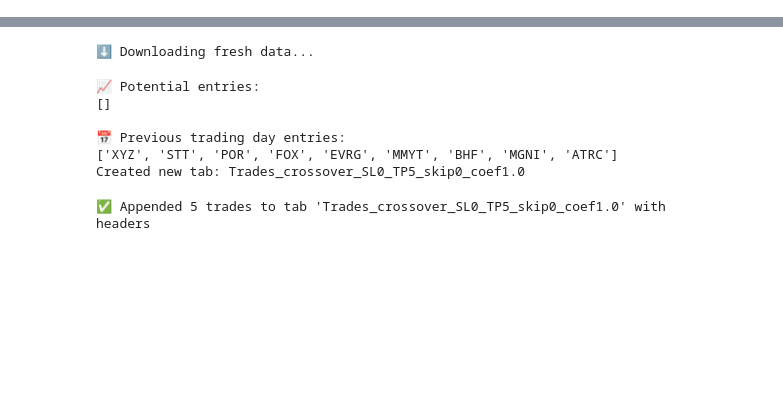
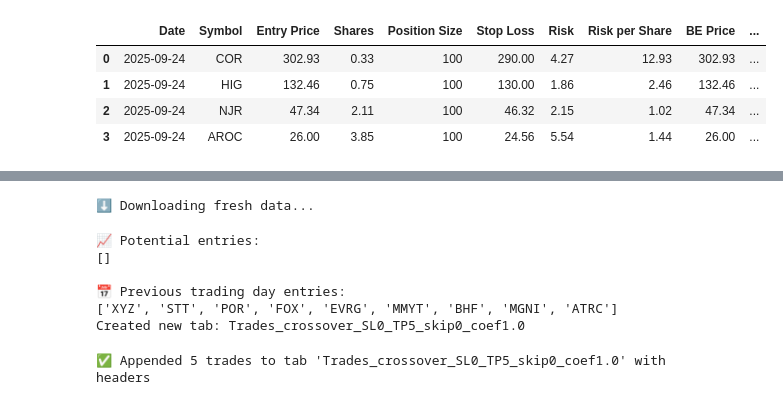
Before and after one commit to i-osipchyk/ema-crossover, a Jupyter notebook: pipelines/evalualtion_pipeline/evaluation_pipeline_dev.ipynb, the cells around one changed output, grey strips where cells are left out. Saved outputs shown, nothing was run; the diff lists cells and outputs as text; code cells hidden in the pictures; blank space fills up the shorter version.

```diff
--- a/pipelines/evalualtion_pipeline/evaluation_pipeline_dev.ipynb
+++ b/pipelines/evalualtion_pipeline/evaluation_pipeline_dev.ipynb
@@ -325,0 +57,51 @@ def write_trades_to_sheet(
+# %%
+def read_trades_from_sheet(sheet_url: str, tab_name: str = "Trades") -> pd.DataFrame:
+    """
+    Read trades from a Google Sheets tab into a pandas DataFrame.
+
+    Args:
+        sheet_url (str): Google Sheets URL.
+        tab_name (str): Name of the worksheet tab to read. Defaults to "Trades".
+
+    Returns:
+        pd.DataFrame: DataFrame containing trades.
+    """
+    # --- Authenticate ---
+    client = get_gs_client()
+
+    # --- Open spreadsheet and worksheet ---
+    spreadsheet = client.open_by_url(sheet_url)
+    try:
+        worksheet = spreadsheet.worksheet(tab_name)
+    except gspread.WorksheetNotFound:
+        raise RuntimeError(f"Worksheet '{tab_name}' not found in spreadsheet!")
+
+    # --- Get all values (first row = headers) ---
+    all_values = worksheet.get_all_values()
+    if not all_values or len(all_values) < 2:
+        print("⚠️ No trade data found.")
+        return pd.DataFrame()
+
+    headers, data = all_values[0], all_values[1:]
+
+    # --- Build DataFrame ---
+    df = pd.DataFrame(data, columns=headers)
+
+    # --- Try convert numeric columns ---
+    for col in df.columns:
+        df[col] = pd.to_numeric(df[col], errors="ignore")  # keep strings intact
+
+    # --- Try convert date column ---
+    if "Date" in df.columns:
+        df["Date"] = pd.to_datetime(df["Date"], errors="coerce")
+
+    return df
+# %%
+trades_df_read = read_trades_from_sheet(sheet_url)
+trades_df_read.head()
+# %% [output]
+|  | Date | Symbol | Entry Price | Shares | Position Size | Stop Loss | Risk | Risk per Share | BE Price | ... |
+| 0 | 2025-09-24 | COR | 302.93 | 0.33 | 100 | 290.00 | 4.27 | 12.93 | 302.93 | ... |
+| 1 | 2025-09-24 | HIG | 132.46 | 0.75 | 100 | 130.00 | 1.86 | 2.46 | 132.46 | ... |
+| 2 | 2025-09-24 | NJR | 47.34 | 2.11 | 100 | 46.32 | 2.15 | 1.02 | 47.34 | ... |
+| 3 | 2025-09-24 | AROC | 26.00 | 3.85 | 100 | 24.56 | 5.54 | 1.44 | 26.00 | ... |
```
Also changed, not shown: parts of 26 cells of this notebook, 1 other file.
